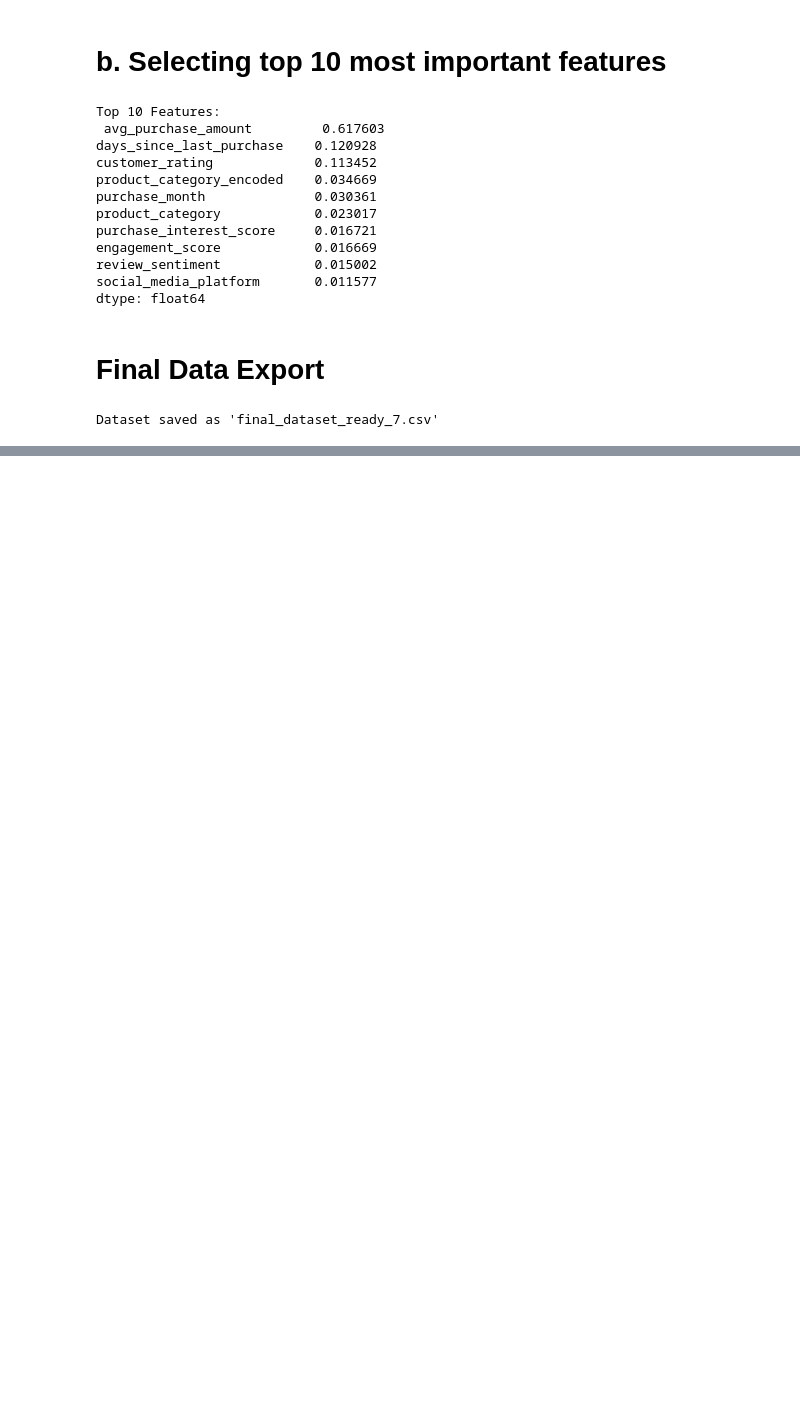
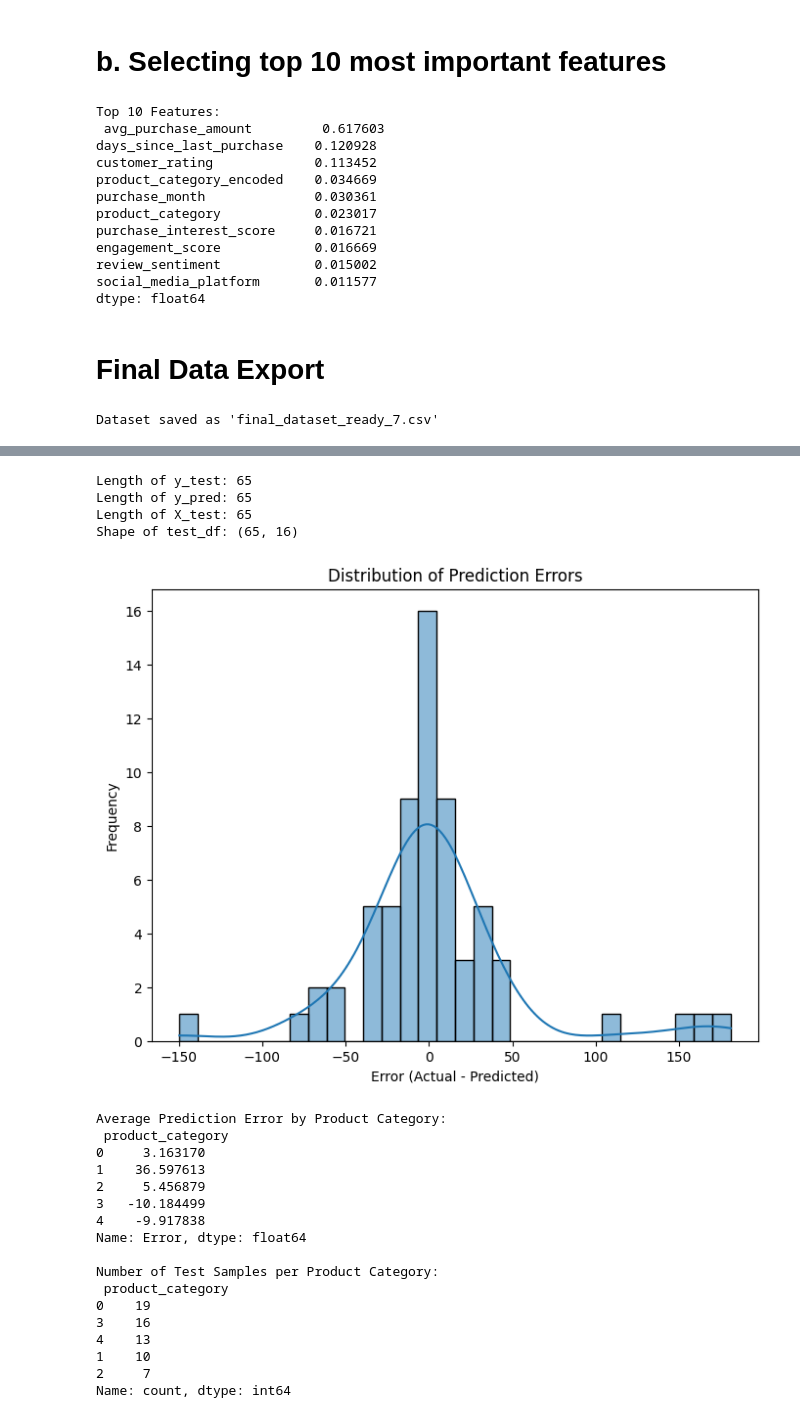
Before and after one commit to Joh-Ishimwe/Data-Preprocessing, a Jupyter notebook: final_data_processing_steps_combined.ipynb, the cells around one changed output, grey strips where cells are left out. Cells and saved outputs as stored; diff of their text form; code cells hidden in the pictures; blank space fills up the shorter version.

```diff
--- a/final_data_processing_steps_combined.ipynb
+++ b/final_data_processing_steps_combined.ipynb
@@ -797,0 +947,55 @@ Dataset saved as 'final_dataset_ready_7.csv'
+# %%
+# Calculating prediction errors
+errors = y_test - y_pred
+
+# Verifying lengths match
+print("Length of y_test:", len(y_test))
+print("Length of y_pred:", len(y_pred))
+print("Length of X_test:", len(X_test))
+
+# Creating test DataFrame with proper index alignment
+test_df = df_ml.loc[X_test.index].copy()
+print("Shape of test_df:", test_df.shape)
+
+# Assigning predictions and errors with explicit index alignment
+test_df['Predicted'] = pd.Series(y_pred, index=X_test.index)
+test_df['Error'] = pd.Series(errors, index=X_test.index)
+
+# Plotting error distribution
+plt.figure(figsize=(8, 6))
+sns.histplot(test_df['Error'], bins=30, kde=True)
+plt.title('Distribution of Prediction Errors')
+plt.xlabel('Error (Actual - Predicted)')
+plt.ylabel('Frequency')
+plt.show()
+
+# Analyzing errors by product category
+error_by_category = test_df.groupby('product_category')['Error'].mean()
+print("Average Prediction Error by Product Category:\n", error_by_category)
+
+#  Displaying number of samples per category
+category_counts = test_df['product_category'].value_counts()
+print("\nNumber of Test Samples per Product Category:\n", category_counts)
+# %% [output]
+Length of y_test: 65
+Length of y_pred: 65
+Length of X_test: 65
+Shape of test_df: (65, 16)
+[figure, added]
+Average Prediction Error by Product Category:
+ product_category
+0     3.163170
+1    36.597613
+2     5.456879
+3   -10.184499
+4    -9.917838
+Name: Error, dtype: float64
+
+Number of Test Samples per Product Category:
+ product_category
+0    19
+3    16
+4    13
+1    10
+2     7
+Name: count, dtype: int64
```
Also changed, not shown: parts of 7 cells of this notebook.
